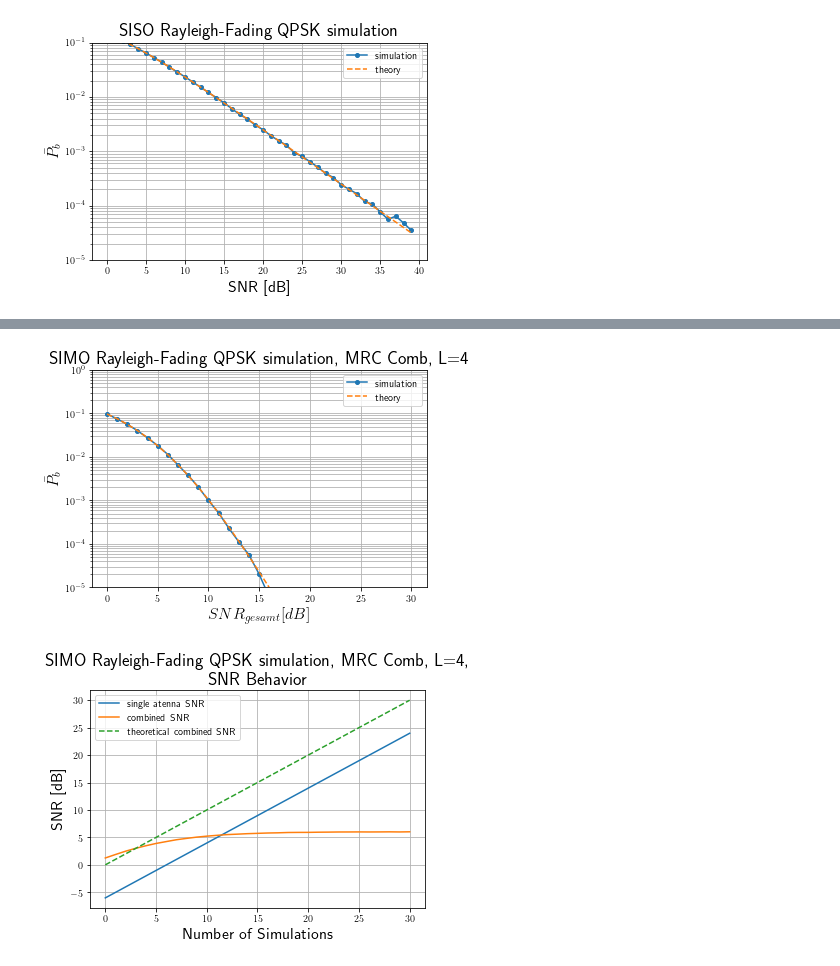
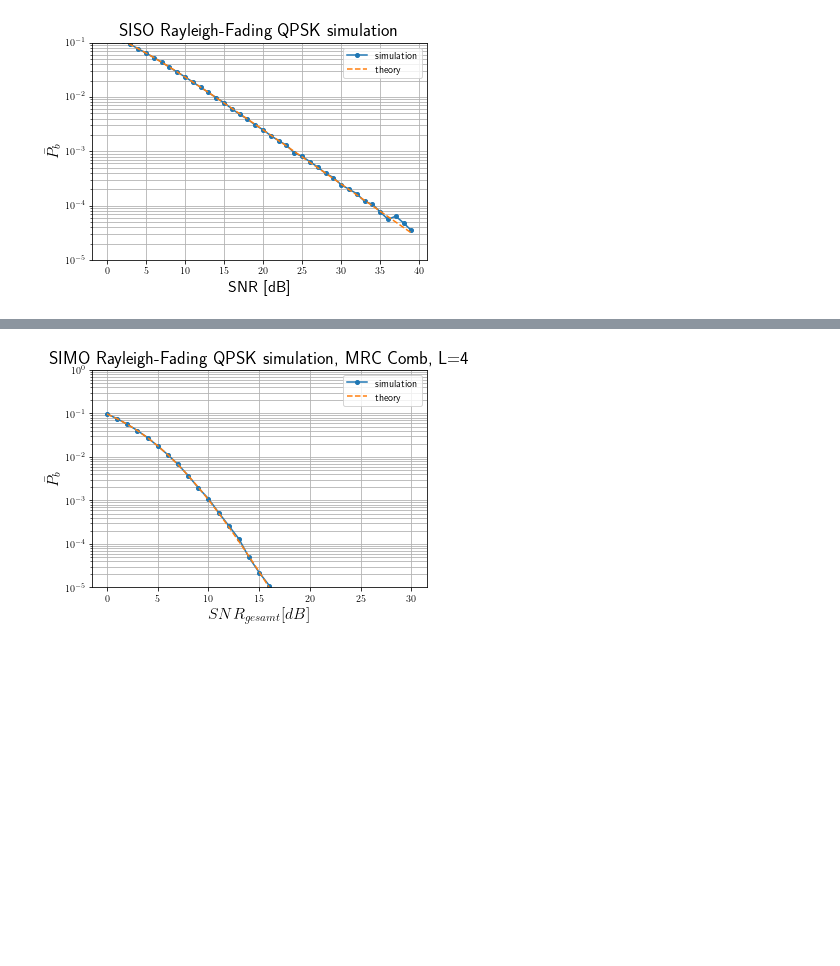
Before and after one commit to htw-ikt-noelle/scikit-comm, a Jupyter notebook: div_test_theory.ipynb, the cells around one changed output, grey strips where cells are left out. Cells and saved outputs as stored; diff of their text form; code cells hidden in the pictures; blank space fills up the shorter version.

```diff
--- a/div_test_theory.ipynb
+++ b/div_test_theory.ipynb
@@ -228,17 +222,17 @@ ber_res = np.ones(snr_list.shape)
 snr_comb = np.zeros(snr_list.shape)
 snr_single_antenna = np.zeros((L,len(snr_list)))
 
+#generating signal object
+sig_tx = comm.signal.Signal(n_dims=L)
+sig_tx.generate_bits(n_bits=int(n_symbols*np.log2(order)),seed=None)
+sig_tx.generate_constellation(format=format_transmission, order=order)
+sig_tx.mapper()
+sig_tx.pulseshaper(upsampling=1, pulseshape="None") #we need this here, because of copying stuff in comm
+
+ref_sig = sig_tx.samples[0]
+sig_tx.samples[0] =  sig_tx.samples[0] * (1 / np.mean(np.abs(sig_tx.samples[0])**2))
+
 for k in range(len(snr_list)):
-
-    #generating signal object
-    sig_tx = comm.signal.Signal(n_dims=L)
-    sig_tx.generate_bits(n_bits=int(n_symbols*np.log2(order)),seed=None)
-    sig_tx.generate_constellation(format=format_transmission, order=order)
-    sig_tx.mapper()
-    sig_tx.pulseshaper(upsampling=1, pulseshape="None") #we need this here, because of copying stuff in comm
-
-    sig_tx.samples[0] =  sig_tx.samples[0] * (1 / np.mean(np.abs(sig_tx.samples[0])**2))
-
     #### Channel ###################
     sig_ch = copy.deepcopy(sig_tx)
 
@@ -252,7 +246,6 @@ for k in range(len(snr_list)):
     for l in range(L):
         rayleigh_channel_coefficients[l,:] = np.random.default_rng().rayleigh(size=len(sig_ch.samples[0]))*np.exp(1j*psi_0)
         rayleigh_channel_coefficients[l,:] = rayleigh_channel_coefficients[l,:]*np.sqrt((1/L)/np.mean(np.abs(rayleigh_channel_coefficients[l,:])**2))
-
 
     #apply rayleigh fading channel to samples
     for l in range(L):
@@ -266,47 +259,31 @@ for k in range(len(snr_list)):
     sig_rx.samples[0] = np.zeros(len(sig_ch.samples[0]), dtype=complex)
 
     #compensate the rayleigh fading channel ideal
     for l in range(L):
         sig_rx.samples[0] += sig_ch.samples[l] * np.conj(rayleigh_channel_coefficients[l,:])
-
-    ############################################################
-    # why this is only gain of MRC? Not real SNR of comb signal?
-    ############################################################
-    snr_comb[k] = 10*np.log10(np.var(sig_tx.samples[0])/np.var(sig_rx.samples[0]-sig_tx.samples[0]))
 
     sig_rx.decision()
     sig_rx.demapper()
 
     ber_res[k] = comm.rx.count_errors(sig_rx.bits[0], sig_rx.samples[0])["ber"]
 
 #generating rayleigh SIMO theory
 gamma2 = 1
 K = 1/2
 alpha = np.sqrt(((1/L)*gamma2*EbNo)/(1+(1/L)*gamma2*EbNo))
 sum_term = 0
 for l in range(0,L):
     sum_term += special.binom(L-1+l,l)*((1+alpha)/2)**l
 ray_theory_qpsk_div = 2*K*((1-alpha)/2)**L*sum_term
 
 plt.title("SIMO Rayleigh-Fading QPSK simulation, MRC Comb, L={}".format(L), fontsize=18)
 plt.semilogy(snr_list, ber_res, marker="o", markersize=4, label="simulation")
 plt.semilogy(snr_list, ray_theory_qpsk_div, ls="--", label="theory")
 plt.xlabel(r"$$SNR_{gesamt} [dB]$$", fontsize=16)
 plt.ylabel(r"$$\bar{P_b}$$", fontsize=16)
 plt.legend()
 plt.ylim(1e-5,1)
 plt.grid(visible=True, which="both")
 plt.show()
-
-plt.title("SIMO Rayleigh-Fading QPSK simulation, MRC Comb, L={}, \n SNR Behavior".format(L), fontsize=18)
-plt.plot(10*np.log10(10**(snr_list/10)/L), label="single atenna SNR")
-plt.plot(snr_comb, label="combined SNR")
-plt.plot(snr_list, label="theoretical combined SNR", ls="--")
-plt.ylabel("SNR [dB]", fontsize=16)
-plt.xlabel("Number of Simulations", fontsize=16)
-plt.legend()
-plt.grid()
-plt.show()
 # %% [output]
-[figure, old version]
+[figure, new version]
-[figure, removed]
```
Also changed, not shown: parts of 7 cells of this notebook, 1 other file.
